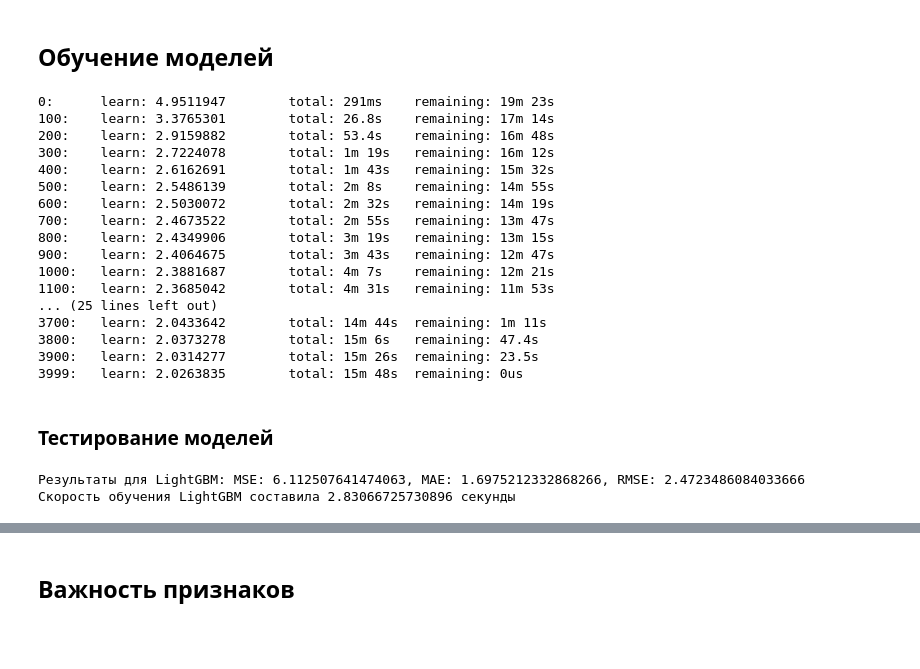
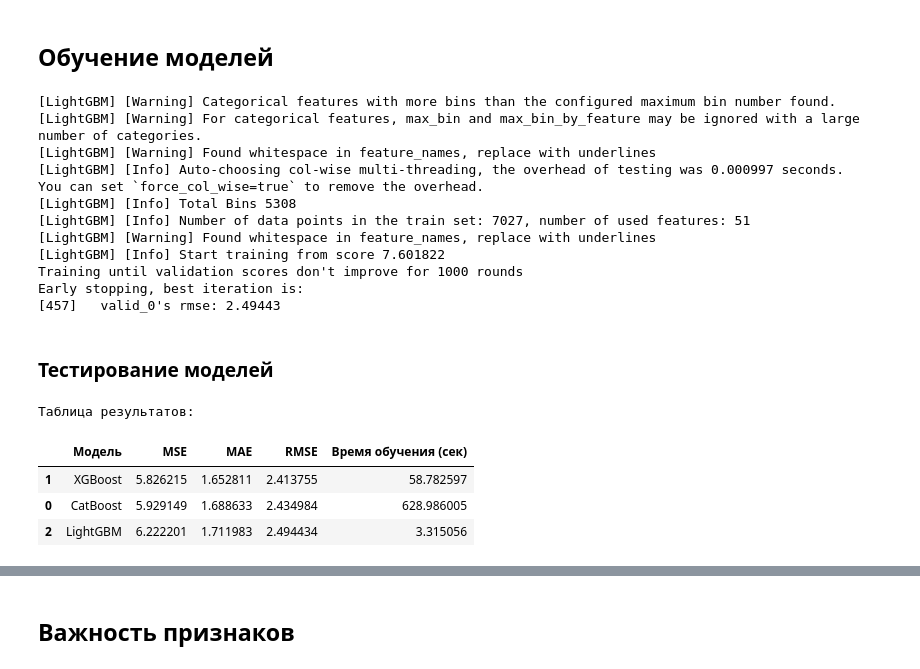
Before and after one commit to DanSikQ/Data_Analyst_Portfolio, a Jupyter notebook: projects/Auto-ML vs Me/Train.ipynb, the cells around one changed output, grey strips where cells are left out. Saved outputs shown, nothing was run; the diff lists cells and outputs as text; code cells hidden in the pictures; blank space fills up the shorter version.

```diff
--- a/projects/Auto-ML vs Me/Train.ipynb
+++ b/projects/Auto-ML vs Me/Train.ipynb
@@ -616,7 +617,7 @@ KeyboardInterrupt:
 start_time_cb = time.time()
 model_cb = cb.CatBoostRegressor(iterations = 4000 ,
                              l2_leaf_reg = 7,
-                          depth = 11,
+                          depth = 10,
                           learning_rate = 0.01,
                           loss_function = 'RMSE',
                           nan_mode = 'Min',
@@ -673,53 +674,63 @@ model_lgb.fit(X_train_lgb, y_train_lgb,
 end_time_lgb = time.time()
 training_time_lgb = end_time_lgb - start_time_lgb
 # %% [output]
-0:      learn: 4.9511947        total: 291ms    remaining: 19m 23s
-100:    learn: 3.3765301        total: 26.8s    remaining: 17m 14s
-200:    learn: 2.9159882        total: 53.4s    remaining: 16m 48s
-300:    learn: 2.7224078        total: 1m 19s   remaining: 16m 12s
-400:    learn: 2.6162691        total: 1m 43s   remaining: 15m 32s
-500:    learn: 2.5486139        total: 2m 8s    remaining: 14m 55s
-600:    learn: 2.5030072        total: 2m 32s   remaining: 14m 19s
-700:    learn: 2.4673522        total: 2m 55s   remaining: 13m 47s
-800:    learn: 2.4349906        total: 3m 19s   remaining: 13m 15s
-900:    learn: 2.4064675        total: 3m 43s   remaining: 12m 47s
-1000:   learn: 2.3881687        total: 4m 7s    remaining: 12m 21s
-1100:   learn: 2.3685042        total: 4m 31s   remaining: 11m 53s
-... (25 lines left out)
-3700:   learn: 2.0433642        total: 14m 44s  remaining: 1m 11s
-3800:   learn: 2.0373278        total: 15m 6s   remaining: 47.4s
-3900:   learn: 2.0314277        total: 15m 26s  remaining: 23.5s
-3999:   learn: 2.0263835        total: 15m 48s  remaining: 0us
+[LightGBM] [Warning] Categorical features with more bins than the configured maximum bin number found.
+[LightGBM] [Warning] For categorical features, max_bin and max_bin_by_feature may be ignored with a large number of categories.
+[LightGBM] [Warning] Found whitespace in feature_names, replace with underlines
+[LightGBM] [Info] Auto-choosing col-wise multi-threading, the overhead of testing was 0.000997 seconds.
+You can set `force_col_wise=true` to remove the overhead.
+[LightGBM] [Info] Total Bins 5308
+[LightGBM] [Info] Number of data points in the train set: 7027, number of used features: 51
+[LightGBM] [Warning] Found whitespace in feature_names, replace with underlines
+[LightGBM] [Info] Start training from score 7.601822
+Training until validation scores don't improve for 1000 rounds
+Early stopping, best iteration is:
+[457]   valid_0's rmse: 2.49443
 # %% [markdown]
 ### Тестирование моделей
 # %%
+results = []
+
+# -----------------------------------------------------------------------------------------------------------------------
+# Catboost - Тестирование
+
+model_cb.save_model('Best_models/catboost_model.cbm')
+
 test_predict = model_cb.predict(test_pool)
 MSE_cb = mean_squared_error(y_test, test_predict)
 MAE_cb = mean_absolute_error(y_test, test_predict)
 RMSE_cb = root_mean_squared_error(y_test, test_predict)
-print(f'Результаты для Catboost: MSE: {MSE_cb}, MAE: {MAE_cb}, RMSE: {RMSE_cb}')
-print(f'Скорость обучения catboost составила {training_time_cb} секунды')
-print('')
+results.append(['CatBoost', MSE_cb, MAE_cb, RMSE_cb, training_time_cb])
 
 # -----------------------------------------------------------------------------------------------------------------------
 # Xgboost - Тестирование
+
+model_xgb.save_model('Best_models/xgboost_model.ubj')
+
 test_predict_XGB = model_xgb.predict(X_test_en)
 MSE_XGB = mean_squared_error(y_test_en, test_predict_XGB)
 MAE_XGB = mean_absolute_error(y_test_en, test_predict_XGB)
 RMSE_XGB = root_mean_squared_error(y_test_en, test_predict_XGB)
-print(f'Результаты для XGboost: MSE: {MSE_XGB}, MAE: {MAE_XGB}, RMSE: {RMSE_XGB}')
-print(f'Скорость обучения XGboost составила {training_time_xgb} секунды')
-print('')
+results.append(['XGBoost', MSE_XGB, MAE_XGB, RMSE_XGB, training_time_xgb])
 
 # -----------------------------------------------------------------------------------------------------------------------
 # LightGBM - Тестирование
+
+joblib.dump(model_lgb, 'Best_models/lightgbm_model.cbm')
+
 test_predict_lgb = model_lgb.predict(X_test_lgb)
 MSE_lgb = mean_squared_error(y_test_lgb, test_predict_lgb)
 MAE_lgb = mean_absolute_error(y_test_lgb, test_predict_lgb)
 RMSE_lgb = root_mean_squared_error(y_test_lgb, test_predict_lgb)
-print(f'Результаты для LightGBM: MSE: {MSE_lgb}, MAE: {MAE_lgb}, RMSE: {RMSE_lgb}')
-print(f'Скорость обучения LightGBM составила {training_time_lgb} секунды' )
-print('')
+results.append(['LightGBM', MSE_lgb, MAE_lgb, RMSE_lgb, training_time_lgb])
+
+# -----------------------------------------------------------------------------------------------------------------------
+results_df = pd.DataFrame(results, columns=['Модель', 'MSE', 'MAE', 'RMSE', 'Время обучения (сек)']).sort_values('MAE', ascending=True)
+print("\nТаблица результатов:")
+results_df
 # %% [output]
-Результаты для LightGBM: MSE: 6.112507641474063, MAE: 1.6975212332868266, RMSE: 2.4723486084033666
-Скорость обучения LightGBM составила 2.83066725730896 секунды
+Таблица результатов:
+|  | Модель | MSE | MAE | RMSE | Время обучения (сек) |
+| 1 | XGBoost | 5.826215 | 1.652811 | 2.413755 | 58.782597 |
+| 0 | CatBoost | 5.929149 | 1.688633 | 2.434984 | 628.986005 |
+| 2 | LightGBM | 6.222201 | 1.711983 | 2.494434 | 3.315056 |
```
Also changed, not shown: parts of 16 cells of this notebook, 1 other file.
